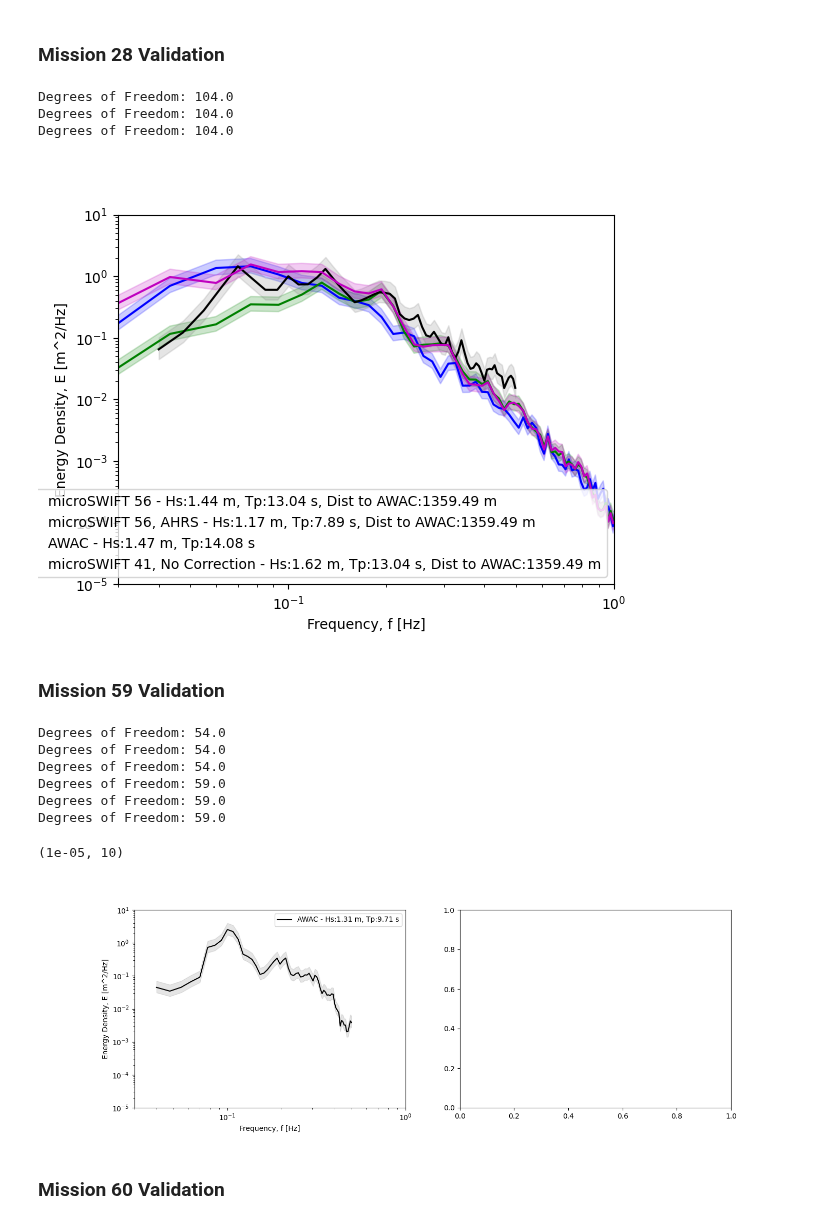
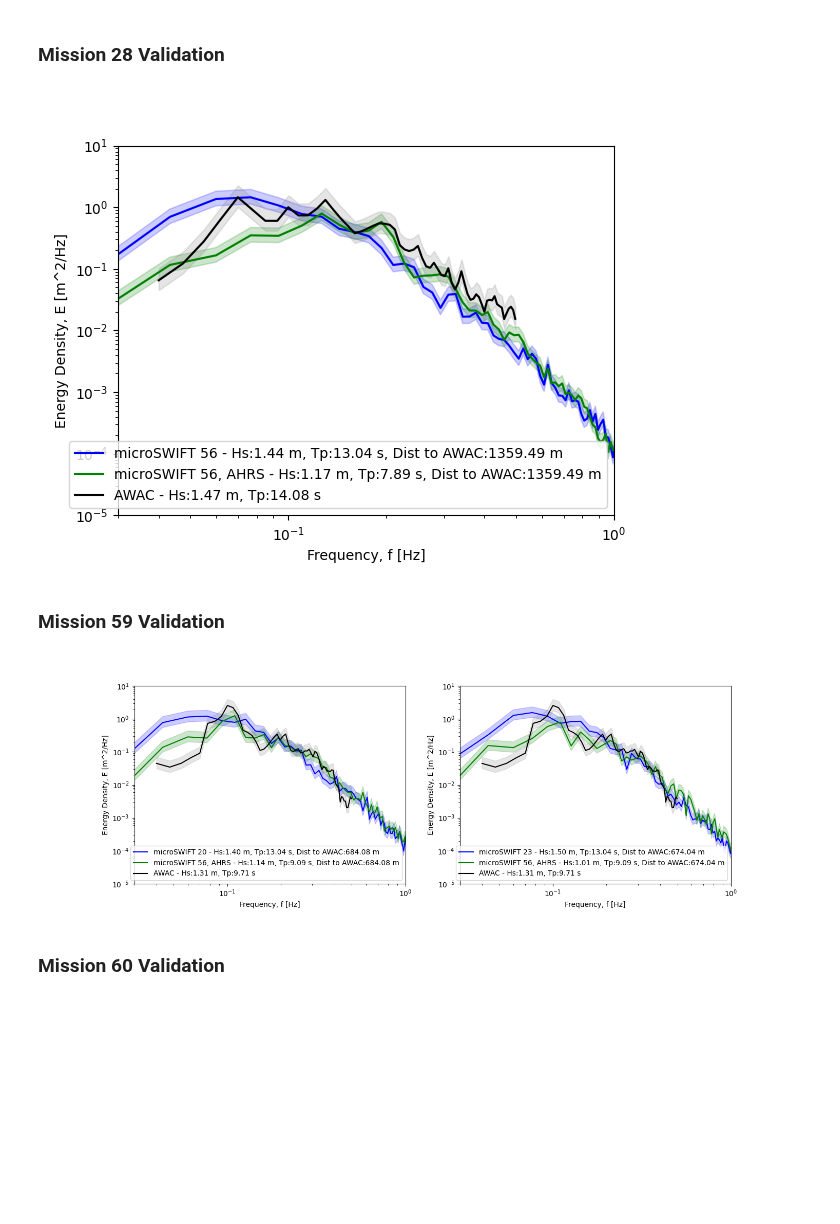
Before and after one commit to SASlabgroup/DUNEXMainExp, a Jupyter notebook: Validation/SeaSurfaceElevationComputationValidation.ipynb, the cells around one changed output. Drawn from its saved outputs; the diff is of its cells as text; code cells hidden in the pictures; blank space fills up the shorter version.

```diff
--- a/Validation/SeaSurfaceElevationComputationValidation.ipynb
+++ b/Validation/SeaSurfaceElevationComputationValidation.ipynb
@@ -583,11 +501,6 @@ mission26_microSWIFT37_accel_z_filt_ahrs, mission26_microSWIFT37_w_ahrs, mission
 c_mission26_microSWIFT37_ahrs = chi2.ppf([1 - alpha / 2, alpha / 2], mission26_microSWIFT37_dof_ahrs)
 c2_mission26_microSWIFT37_ahrs = mission26_microSWIFT37_dof_ahrs / c_mission26_microSWIFT37_ahrs
 mission26_microSWIFT37_Hs_ahrs, mission26_microSWIFT37_Tp_ahrs = computeBulkWaveParameters(mission26_microSWIFT37_f_ahrs, mission26_microSWIFT37_E_ahrs)
-# No Correction
-mission26_microSWIFT37_nc_accel_z_filt, mission26_microSWIFT37_nc_w, mission26_microSWIFT37_nc_z, mission26_microSWIFT37_nc_f, mission26_microSWIFT37_nc_E, mission26_microSWIFT37_nc_dof = processZAccel(nearAWAC_mission26_microSWIFT37['a_z'][0], fs, low_freq_cutoff, high_freq_cutoff, filt_order)
-c_mission26_microSWIFT37_nc = chi2.ppf([1 - alpha / 2, alpha / 2], mission26_microSWIFT37_nc_dof)
-c2_mission26_microSWIFT37_nc = mission26_microSWIFT37_nc_dof / c_mission26_microSWIFT37_nc
-mission26_microSWIFT37_nc_Hs, mission26_microSWIFT37_nc_Tp = computeBulkWaveParameters(mission26_microSWIFT37_nc_f, mission26_microSWIFT37_nc_E)
 
 
 # Plot the Spectrum from the microSWIFTs and the 4.5 m AWAC
@@ -600,8 +513,6 @@ ax1.loglog(mission26_microSWIFT37_f_ahrs, mission26_microSWIFT37_E_ahrs, color='
 ax1.fill_between(mission26_microSWIFT37_f_ahrs, mission26_microSWIFT37_E_ahrs*c2_mission26_microSWIFT37_ahrs[0], mission26_microSWIFT37_E_ahrs*c2_mission26_microSWIFT37_ahrs[1], color='g', alpha=.2)
 ax1.loglog(nearAWAC_mission26_microSWIFT37['f_awac'][0], nearAWAC_mission26_microSWIFT37['E_awac'][0], color='k', label='AWAC - Hs:{:.2f} m, Tp:{:.2f} s'.format(nearAWAC_mission26_microSWIFT37['Hs_awac'][0][0], nearAWAC_mission26_microSWIFT37['Tp_awac'][0][0]))
 ax1.fill_between(nearAWAC_mission26_microSWIFT37['f_awac'][0], nearAWAC_mission26_microSWIFT37['E_awac'][0]*c2_awac[0], nearAWAC_mission26_microSWIFT37['E_awac'][0]*c2_awac[1], color='gray', alpha=.2)
-ax1.loglog(mission26_microSWIFT37_nc_f, mission26_microSWIFT37_nc_E, color='m', label='microSWIFT 41, No Correction - Hs:{:.2f} m, Tp:{:.2f} s, Dist to AWAC:{:.2f} m'.format(mission26_microSWIFT37_nc_Hs, mission26_microSWIFT37_nc_Tp, mission26_microSWIFT37_dist2awac))
-ax1.fill_between(mission26_microSWIFT37_nc_f, mission26_microSWIFT37_nc_E*c2_mission26_microSWIFT37_nc[0], mission26_microSWIFT37_nc_E*c2_mission26_microSWIFT37_nc[1], color='m', alpha=.2)
 ax1.set_xlabel('Frequency, f [Hz]')
 ax1.set_ylabel('Energy Density, E [m^2/Hz]')
 ax1.legend()
@@ -632,11 +540,7 @@ mission28_microSWIFT56_accel_z_filt_ahrs, mission28_microSWIFT56_w_ahrs, mission
 c_mission28_microSWIFT56_ahrs = chi2.ppf([1 - alpha / 2, alpha / 2], mission28_microSWIFT56_dof_ahrs)
 c2_mission28_microSWIFT56_ahrs = mission28_microSWIFT56_dof_ahrs / c_mission28_microSWIFT56_ahrs
 mission28_microSWIFT56_Hs_ahrs, mission28_microSWIFT56_Tp_ahrs = computeBulkWaveParameters(mission28_microSWIFT56_f_ahrs, mission28_microSWIFT56_E_ahrs)
-# No Correction
-mission28_microSWIFT56_nc_accel_z_filt, mission28_microSWIFT56_nc_w, mission28_microSWIFT56_nc_z, mission28_microSWIFT56_nc_f, mission28_microSWIFT56_nc_E, mission28_microSWIFT56_nc_dof = processZAccel(nearAWAC_mission28_microSWIFT56['a_z'][0], fs, low_freq_cutoff, high_freq_cutoff, filt_order)
-c_mission28_microSWIFT56_nc = chi2.ppf([1 - alpha / 2, alpha / 2], mission28_microSWIFT56_nc_dof)
-c2_mission28_microSWIFT56_nc = mission28_microSWIFT56_nc_dof / c_mission28_microSWIFT56_nc
-mission28_microSWIFT56_nc_Hs, mission28_microSWIFT56_nc_Tp = computeBulkWaveParameters(mission28_microSWIFT56_nc_f, mission28_microSWIFT56_nc_E)
+
 
 # Plot the Spectrum from the microSWIFTs and the 4.5 m AWAC
 fig_mission28, ax1 = plt.subplots()
@@ -648,8 +552,6 @@ ax1.loglog(mission28_microSWIFT56_f_ahrs, mission28_microSWIFT56_E_ahrs, color='
 ax1.fill_between(mission28_microSWIFT56_f_ahrs, mission28_microSWIFT56_E_ahrs*c2_mission28_microSWIFT56_ahrs[0], mission28_microSWIFT56_E_ahrs*c2_mission28_microSWIFT56_ahrs[1], color='g', alpha=.2)
 ax1.loglog(nearAWAC_mission28_microSWIFT56['f_awac'][0], nearAWAC_mission28_microSWIFT56['E_awac'][0], color='k', label='AWAC - Hs:{:.2f} m, Tp:{:.2f} s'.format(nearAWAC_mission28_microSWIFT56['Hs_awac'][0][0], nearAWAC_mission28_microSWIFT56['Tp_awac'][0][0]))
 ax1.fill_between(nearAWAC_mission28_microSWIFT56['f_awac'][0], nearAWAC_mission28_microSWIFT56['E_awac'][0]*c2_awac[0], nearAWAC_mission28_microSWIFT56['E_awac'][0]*c2_awac[1], color='gray', alpha=.2)
-ax1.loglog(mission28_microSWIFT56_nc_f, mission28_microSWIFT56_nc_E, color='m', label='microSWIFT 41, No Correction - Hs:{:.2f} m, Tp:{:.2f} s, Dist to AWAC:{:.2f} m'.format(mission28_microSWIFT56_nc_Hs, mission28_microSWIFT56_nc_Tp, mission28_microSWIFT56_dist2awac))
-ax1.fill_between(mission28_microSWIFT56_nc_f, mission28_microSWIFT56_nc_E*c2_mission28_microSWIFT56_nc[0], mission28_microSWIFT56_nc_E*c2_mission28_microSWIFT56_nc[1], color='m', alpha=.2)
 ax1.set_xlabel('Frequency, f [Hz]')
 ax1.set_ylabel('Energy Density, E [m^2/Hz]')
 ax1.legend()
@@ -658,10 +560,7 @@ ax1.set_ylim(10**-5, 10)
 
 fig_mission28.savefig('./figures/mission28_validation.png')
 # %% [output]
-Degrees of Freedom: 104.0
-Degrees of Freedom: 104.0
-Degrees of Freedom: 104.0
-[figure, old version]
+[figure, new version]
 # %% [markdown]
 <h3>Mission 59 Validation</h3>
 # %%
@@ -680,77 +579,55 @@ mission59_microSWIFT20_accel_z_filt_ahrs, mission59_microSWIFT20_w_ahrs, mission
 c_mission59_microSWIFT20_ahrs = chi2.ppf([1 - alpha / 2, alpha / 2], mission59_microSWIFT20_dof_ahrs)
 c2_mission59_microSWIFT20_ahrs = mission59_microSWIFT20_dof_ahrs / c_mission59_microSWIFT20_ahrs
 mission59_microSWIFT20_Hs_ahrs, mission59_microSWIFT20_Tp_ahrs = computeBulkWaveParameters(mission59_microSWIFT20_f_ahrs, mission59_microSWIFT20_E_ahrs)
-# No Correction
-mission59_microSWIFT20_nc_accel_z_filt, mission59_microSWIFT20_nc_w, mission59_microSWIFT20_nc_z, mission59_microSWIFT20_nc_f, mission59_microSWIFT20_nc_E, mission59_microSWIFT20_nc_dof = processZAccel(nearAWAC_mission59_microSWIFT20['a_z'][0], fs, low_freq_cutoff, high_freq_cutoff, filt_order)
-c_mission59_microSWIFT20_nc = chi2.ppf([1 - alpha / 2, alpha / 2], mission59_microSWIFT20_nc_dof)
-c2_mission59_microSWIFT20_nc = mission59_microSWIFT20_nc_dof / c_mission59_microSWIFT20_nc
-mission59_microSWIFT20_nc_Hs, mission59_microSWIFT20_nc_Tp = computeBulkWaveParameters(mission59_microSWIFT20_nc_f, mission59_microSWIFT20_nc_E)
 
 # mission 59, microSWIFT 23
 # EKF
 nearAWAC_mission59_microSWIFT23 = io.loadmat('./data/nearAWACData_mission59_microSWIFT_23.mat')
 mission59_microSWIFT23_accel_x, mission59_microSWIFT23_accel_y, mission59_microSWIFT23_accel_z =  ekfCorrection(nearAWAC_mission59_microSWIFT23['a_x'][0], nearAWAC_mission59_microSWIFT23['a_y'][0], nearAWAC_mission59_microSWIFT23['a_z'][0], nearAWAC_mission59_microSWIFT23['gyro_x'][0], nearAWAC_mission59_microSWIFT23['gyro_y'][0], nearAWAC_mission59_microSWIFT23['gyro_z'][0], nearAWAC_mission59_microSWIFT23['mag_x'][0], nearAWAC_mission59_microSWIFT23['mag_y'][0], nearAWAC_mission59_microSWIFT23['mag_z'][0])
 mission59_microSWIFT23_accel_z_filt, mission59_microSWIFT23_w, mission59_microSWIFT23_z, mission59_microSWIFT23_f, mission59_microSWIFT23_E, mission59_microSWIFT23_dof = processZAccel(mission59_microSWIFT23_accel_z, fs, low_freq_cutoff, high_freq_cutoff, filt_order)
 c_mission59_microSWIFT23 = chi2.ppf([1 - alpha / 2, alpha / 2], mission59_microSWIFT23_dof)
 c2_mission59_microSWIFT23 = mission59_microSWIFT23_dof / c_mission59_microSWIFT23
 mission59_microSWIFT23_Hs, mission59_microSWIFT23_Tp = computeBulkWaveParameters(mission59_microSWIFT23_f, mission59_microSWIFT23_E)
 mission59_microSWIFT23_dist2awac = avgDistToAWAC(nearAWAC_mission59_microSWIFT23['x'][0], nearAWAC_mission59_microSWIFT23['y'][0], xFRF_awac, yFRF_awac)
 # AHRS
 nearAWAC_mission59_microSWIFT23_ahrs = io.loadmat('./data/ahrs_mission59_microSWIFT_23.mat')
 mission59_microSWIFT23_accel_z_filt_ahrs, mission59_microSWIFT23_w_ahrs, mission59_microSWIFT23_z_ahrs, mission59_microSWIFT23_f_ahrs, mission59_microSWIFT23_E_ahrs, mission59_microSWIFT23_dof_ahrs = processZAccel(np.squeeze(nearAWAC_mission59_microSWIFT23_ahrs['az_corrected']), fs, low_freq_cutoff, high_freq_cutoff, filt_order)
 c_mission59_microSWIFT23_ahrs = chi2.ppf([1 - alpha / 2, alpha / 2], mission59_microSWIFT23_dof_ahrs)
 c2_mission59_microSWIFT23_ahrs = mission59_microSWIFT23_dof_ahrs / c_mission59_microSWIFT23_ahrs
 mission59_microSWIFT23_Hs_ahrs, mission59_microSWIFT23_Tp_ahrs = computeBulkWaveParameters(mission59_microSWIFT23_f_ahrs, mission59_microSWIFT23_E_ahrs)
-# No Correction
-mission59_microSWIFT23_nc_accel_z_filt, mission59_microSWIFT23_nc_w, mission59_microSWIFT23_nc_z, mission59_microSWIFT23_nc_f, mission59_microSWIFT23_nc_E, mission59_microSWIFT23_nc_dof = processZAccel(nearAWAC_mission59_microSWIFT23['a_z'][0], fs, low_freq_cutoff, high_freq_cutoff, filt_order)
-c_mission59_microSWIFT23_nc = chi2.ppf([1 - alpha / 2, alpha / 2], mission59_microSWIFT23_nc_dof)
-c2_mission59_microSWIFT23_nc = mission59_microSWIFT23_nc_dof / c_mission59_microSWIFT23_nc
-mission59_microSWIFT23_nc_Hs, mission59_microSWIFT23_nc_Tp = computeBulkWaveParameters(mission59_microSWIFT23_nc_f, mission59_microSWIFT23_nc_E)
 
 # Plot the Spectrum from the microSWIFTs and the 4.5 m AWAC
-# fig_mission59, (ax1, ax2) = plt.subplots(ncols=2, figsize=(15,5))
-fig_mission59, ax1 = plt.subplots( figsize=(10,5))
+fig_mission59, (ax1, ax2) = plt.subplots(ncols=2, figsize=(15,5))
 
 # microSWIFT 20
-# ax1.loglog(mission59_microSWIFT20_f, mission59_microSWIFT20_E, color='b', label='microSWIFT 20 - Hs:{:.2f} m, Tp:{:.2f} s, Dist to AWAC:{:.2f} m'.format(mission59_microSWIFT20_Hs, mission59_microSWIFT20_Tp, mission59_microSWIFT20_dist2awac))
-# ax1.fill_between(mission59_microSWIFT20_f, mission59_microSWIFT20_E*c2_mission59_microSWIFT20[0], mission59_microSWIFT20_E*c2_mission59_microSWIFT20[1], color='b', alpha=.2)
-# ax1.loglog(mission59_microSWIFT20_f_ahrs, mission59_microSWIFT20_E_ahrs, color='g', label='microSWIFT 56, AHRS - Hs:{:.2f} m, Tp:{:.2f} s, Dist to AWAC:{:.2f} m'.format(mission59_microSWIFT20_Hs_ahrs, mission59_microSWIFT20_Tp_ahrs, mission59_microSWIFT20_dist2awac))
-# ax1.fill_between(mission59_microSWIFT20_f_ahrs, mission59_microSWIFT20_E_ahrs*c2_mission59_microSWIFT20_ahrs[0], mission59_microSWIFT20_E_ahrs*c2_mission59_microSWIFT20_ahrs[1], color='g', alpha=.2)
+ax1.loglog(mission59_microSWIFT20_f, mission59_microSWIFT20_E, color='b', label='microSWIFT 20 - Hs:{:.2f} m, Tp:{:.2f} s, Dist to AWAC:{:.2f} m'.format(mission59_microSWIFT20_Hs, mission59_microSWIFT20_Tp, mission59_microSWIFT20_dist2awac))
+ax1.fill_between(mission59_microSWIFT20_f, mission59_microSWIFT20_E*c2_mission59_microSWIFT20[0], mission59_microSWIFT20_E*c2_mission59_microSWIFT20[1], color='b', alpha=.2)
+ax1.loglog(mission59_microSWIFT20_f_ahrs, mission59_microSWIFT20_E_ahrs, color='g', label='microSWIFT 56, AHRS - Hs:{:.2f} m, Tp:{:.2f} s, Dist to AWAC:{:.2f} m'.format(mission59_microSWIFT20_Hs_ahrs, mission59_microSWIFT20_Tp_ahrs, mission59_microSWIFT20_dist2awac))
+ax1.fill_between(mission59_microSWIFT20_f_ahrs, mission59_microSWIFT20_E_ahrs*c2_mission59_microSWIFT20_ahrs[0], mission59_microSWIFT20_E_ahrs*c2_mission59_microSWIFT20_ahrs[1], color='g', alpha=.2)
 ax1.loglog(nearAWAC_mission59_microSWIFT20['f_awac'][0], nearAWAC_mission59_microSWIFT20['E_awac'][0], color='k', label='AWAC - Hs:{:.2f} m, Tp:{:.2f} s'.format(nearAWAC_mission59_microSWIFT20['Hs_awac'][0][0], nearAWAC_mission59_microSWIFT20['Tp_awac'][0][0]))
 ax1.fill_between(nearAWAC_mission59_microSWIFT20['f_awac'][0], nearAWAC_mission59_microSWIFT20['E_awac'][0]*c2_awac[0], nearAWAC_mission59_microSWIFT20['E_awac'][0]*c2_awac[1], color='gray', alpha=.2)
-# ax1.loglog(mission59_microSWIFT20_nc_f, mission59_microSWIFT20_nc_E, color='m', label='microSWIFT 41, No Correction - Hs:{:.2f} m, Tp:{:.2f} s, Dist to AWAC:{:.2f} m'.format(mission59_microSWIFT20_nc_Hs, mission59_microSWIFT20_nc_Tp, mission59_microSWIFT20_dist2awac))
-# ax1.fill_between(mission59_microSWIFT20_nc_f, mission59_microSWIFT20_nc_E*c2_mission59_microSWIFT20_nc[0], mission59_microSWIFT20_nc_E*c2_mission59_microSWIFT20_nc[1], color='m', alpha=.2)
 ax1.set_xlabel('Frequency, f [Hz]')
 ax1.set_ylabel('Energy Density, E [m^2/Hz]')
 ax1.legend()
 ax1.set_xlim(0.03, 1)
 ax1.set_ylim(10**-5, 10)
 
-# # microSWIFT 23
-# ax2.loglog(mission59_microSWIFT23_f, mission59_microSWIFT23_E, color='b', label='microSWIFT 23 - Hs:{:.2f} m, Tp:{:.2f} s, Dist to AWAC:{:.2f} m'.format(mission59_microSWIFT23_Hs, mission59_microSWIFT23_Tp, mission59_microSWIFT23_dist2awac))
-# ax2.fill_between(mission59_microSWIFT23_f, mission59_microSWIFT23_E*c2_mission59_microSWIFT23[0], mission59_microSWIFT23_E*c2_mission59_microSWIFT23[1], color='b', alpha=.2)
-# ax2.loglog(mission59_microSWIFT23_f_ahrs, mission59_microSWIFT23_E_ahrs, color='g', label='microSWIFT 56, AHRS - Hs:{:.2f} m, Tp:{:.2f} s, Dist to AWAC:{:.2f} m'.format(mission59_microSWIFT23_Hs_ahrs, mission59_microSWIFT23_Tp_ahrs, mission59_microSWIFT23_dist2awac))
-# ax2.fill_between(mission59_microSWIFT23_f_ahrs, mission59_microSWIFT23_E_ahrs*c2_mission59_microSWIFT23_ahrs[0], mission59_microSWIFT23_E_ahrs*c2_mission59_microSWIFT23_ahrs[1], color='g', alpha=.2)
-# ax2.loglog(nearAWAC_mission59_microSWIFT23['f_awac'][0], nearAWAC_mission59_microSWIFT23['E_awac'][0], color='k', label='AWAC - Hs:{:.2f} m, Tp:{:.2f} s'.format(nearAWAC_mission59_microSWIFT23['Hs_awac'][0][0], nearAWAC_mission59_microSWIFT23['Tp_awac'][0][0]))
-# ax2.fill_between(nearAWAC_mission59_microSWIFT23['f_awac'][0], nearAWAC_mission59_microSWIFT23['E_awac'][0]*c2_awac[0], nearAWAC_mission59_microSWIFT23['E_awac'][0]*c2_awac[1], color='gray', alpha=.2)
-# ax2.loglog(mission59_microSWIFT23_nc_f, mission59_microSWIFT23_nc_E, color='m', label='microSWIFT 41, No Correction - Hs:{:.2f} m, Tp:{:.2f} s, Dist to AWAC:{:.2f} m'.format(mission59_microSWIFT23_nc_Hs, mission59_microSWIFT23_nc_Tp, mission59_microSWIFT23_dist2awac))
-# ax2.fill_between(mission59_microSWIFT23_nc_f, mission59_microSWIFT23_nc_E*c2_mission59_microSWIFT23_nc[0], mission59_microSWIFT23_nc_E*c2_mission59_microSWIFT23_nc[1], color='m', alpha=.2)
-# ax2.set_xlabel('Frequency, f [Hz]')
-# ax2.set_ylabel('Energy Density, E [m^2/Hz]')
-# ax2.legend()
-# ax2.set_xlim(0.03, 1)
-# ax2.set_ylim(10**-5, 10)
+# microSWIFT 23
+ax2.loglog(mission59_microSWIFT23_f, mission59_microSWIFT23_E, color='b', label='microSWIFT 23 - Hs:{:.2f} m, Tp:{:.2f} s, Dist to AWAC:{:.2f} m'.format(mission59_microSWIFT23_Hs, mission59_microSWIFT23_Tp, mission59_microSWIFT23_dist2awac))
+ax2.fill_between(mission59_microSWIFT23_f, mission59_microSWIFT23_E*c2_mission59_microSWIFT23[0], mission59_microSWIFT23_E*c2_mission59_microSWIFT23[1], color='b', alpha=.2)
+ax2.loglog(mission59_microSWIFT23_f_ahrs, mission59_microSWIFT23_E_ahrs, color='g', label='microSWIFT 56, AHRS - Hs:{:.2f} m, Tp:{:.2f} s, Dist to AWAC:{:.2f} m'.format(mission59_microSWIFT23_Hs_ahrs, mission59_microSWIFT23_Tp_ahrs, mission59_microSWIFT23_dist2awac))
+ax2.fill_between(mission59_microSWIFT23_f_ahrs, mission59_microSWIFT23_E_ahrs*c2_mission59_microSWIFT23_ahrs[0], mission59_microSWIFT23_E_ahrs*c2_mission59_microSWIFT23_ahrs[1], color='g', alpha=.2)
+ax2.loglog(nearAWAC_mission59_microSWIFT23['f_awac'][0], nearAWAC_mission59_microSWIFT23['E_awac'][0], color='k', label='AWAC - Hs:{:.2f} m, Tp:{:.2f} s'.format(nearAWAC_mission59_microSWIFT23['Hs_awac'][0][0], nearAWAC_mission59_microSWIFT23['Tp_awac'][0][0]))
+ax2.fill_between(nearAWAC_mission59_microSWIFT23['f_awac'][0], nearAWAC_mission59_microSWIFT23['E_awac'][0]*c2_awac[0], nearAWAC_mission59_microSWIFT23['E_awac'][0]*c2_awac[1], color='gray', alpha=.2)
+ax2.set_xlabel('Frequency, f [Hz]')
+ax2.set_ylabel('Energy Density, E [m^2/Hz]')
+ax2.legend()
+ax2.set_xlim(0.03, 1)
+ax2.set_ylim(10**-5, 10)
 
-# fig_mission59.savefig('./figures/mission59_validation.png')
+fig_mission59.savefig('./figures/mission59_validation.png')
 # %% [output]
-Degrees of Freedom: 54.0
-Degrees of Freedom: 54.0
-Degrees of Freedom: 54.0
-Degrees of Freedom: 59.0
-Degrees of Freedom: 59.0
-Degrees of Freedom: 59.0
-(1e-05, 10)
-[figure, old version]
+[figure, new version]
 # %% [markdown]
 <h3>Mission 60 Validation</h3>
 # %%
```
Also changed, not shown: parts of 9 cells of this notebook, 48 other files.
